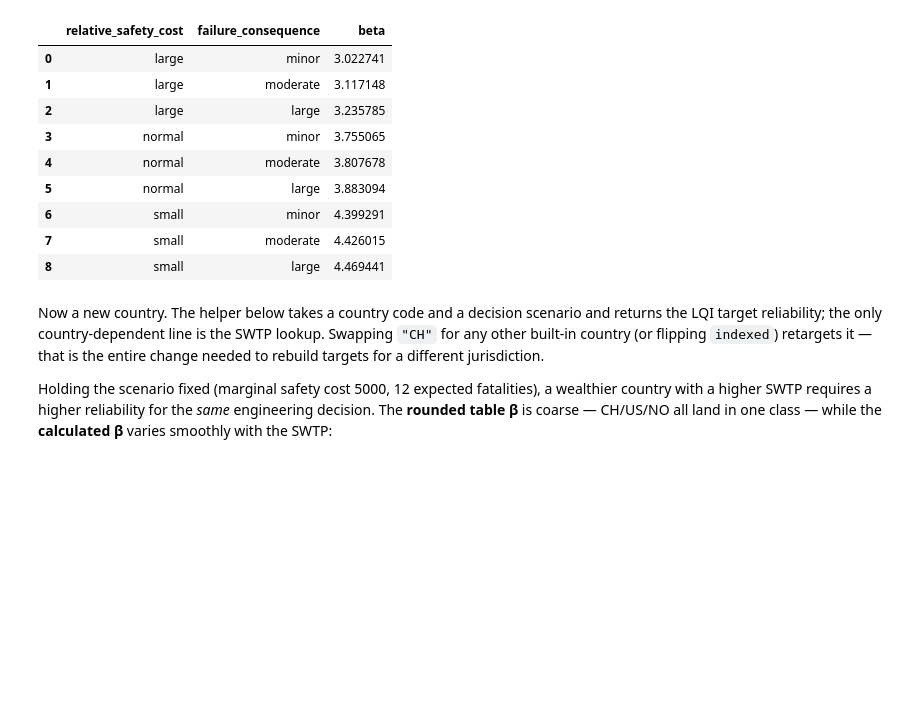
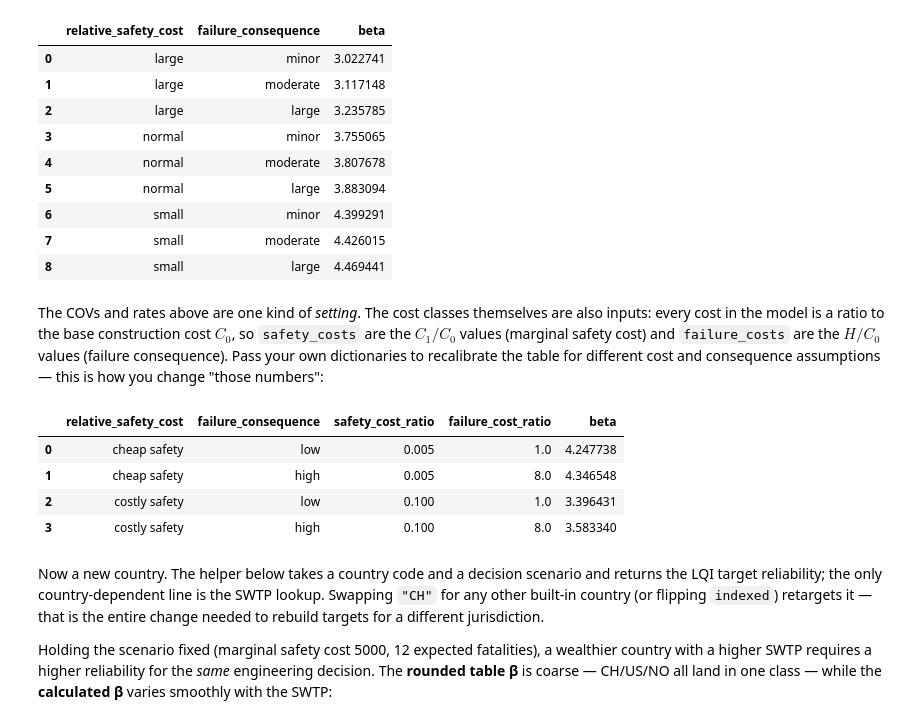
Before and after one commit to pystra/pystra, a Jupyter notebook: docs/source/notebooks/ex_design_decision_optimization.ipynb, the cells around one changed output. Saved outputs shown, nothing was run; the diff lists cells and outputs as text; code cells hidden in the pictures; blank space fills up the shorter version.

```diff
--- a/docs/source/notebooks/ex_design_decision_optimization.ipynb
+++ b/docs/source/notebooks/ex_design_decision_optimization.ipynb
@@ -463,6 +463,28 @@ ra.RackwitzTargetModel.table(resistance_cov=0.2, load_cov=0.35, interest_rate=0.
 | 6 | small | minor | 4.399291 |
 | 7 | small | moderate | 4.426015 |
 | 8 | small | large | 4.469441 |
+# %% [markdown]
+The COVs and rates above are one kind of *setting*. The cost classes themselves are also inputs: every cost in the model is a ratio to the base construction cost $C_0$, so `safety_costs` are the $C_1/C_0$ values (marginal safety cost) and `failure_costs` are the $H/C_0$ values (failure consequence). Pass your own dictionaries to recalibrate the table for different cost and consequence assumptions — this is how you change "those numbers":
+# %%
+# safety_costs are C1/C0, failure_costs are H/C0 — set your own classes.
+ra.RackwitzTargetModel.table(
+    safety_costs={"cheap safety": 0.005, "costly safety": 0.1},
+    failure_costs={"low": 1.0, "high": 8.0},
+)[
+    [
+        "relative_safety_cost",
+        "failure_consequence",
+        "safety_cost_ratio",
+        "failure_cost_ratio",
+        "beta",
+    ]
+]
+# %% [output]
+|  | relative_safety_cost | failure_consequence | safety_cost_ratio | failure_cost_ratio | beta |
+| 0 | cheap safety | low | 0.005 | 1.0 | 4.247738 |
+| 1 | cheap safety | high | 0.005 | 8.0 | 4.346548 |
+| 2 | costly safety | low | 0.100 | 1.0 | 3.396431 |
+| 3 | costly safety | high | 0.100 | 8.0 | 3.583340 |
 # %% [markdown]
 Now a new country. The helper below takes a country code and a decision scenario and returns the LQI target reliability; the only country-dependent line is the SWTP lookup. Swapping `"CH"` for any other built-in country (or flipping `indexed`) retargets it — that is the entire change needed to rebuild targets for a different jurisdiction.
 
```
Also changed, not shown: parts of 2 cells of this notebook, 3 other files.
